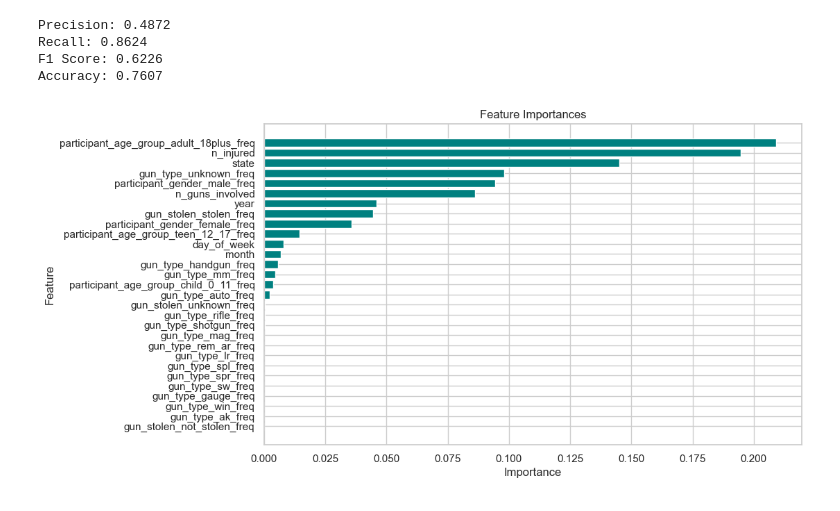
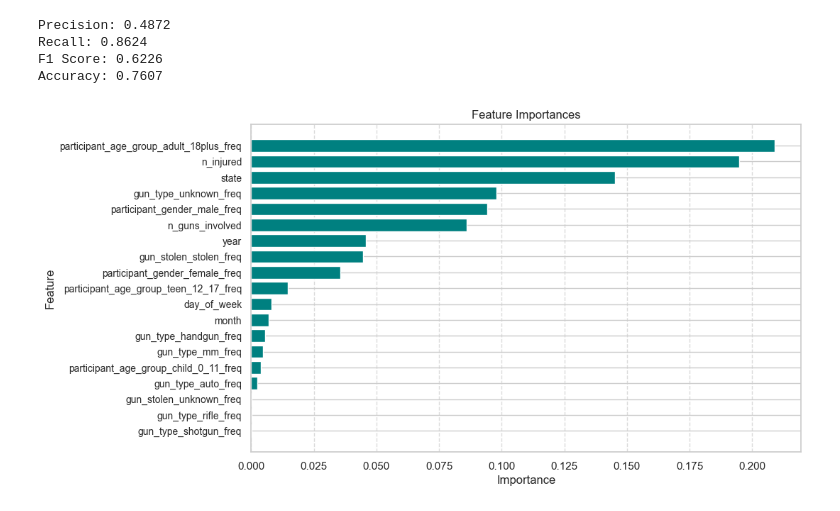
Before and after one commit to bharath03-a/Gun-Violence-Incidents, a Jupyter notebook: notebooks/05_classification.ipynb, the cells around one changed output. Cells and saved outputs as stored; diff of their text form; code cells hidden in the pictures.

Commit message:
finished initial classification

```diff
--- a/notebooks/05_classification.ipynb
+++ b/notebooks/05_classification.ipynb
@@ -194,14 +197,20 @@ model_performance = {}
 best_model = None
 best_auc = 0.0
 
+evaluator = BinaryClassificationEvaluator(labelCol="is_killed", rawPredictionCol="rawPrediction", metricName="areaUnderROC")
+
 for model_name, model in models.items():
     trained_model = model.fit(train_data_cl_wghts)
+    train_predictions = trained_model.transform(train_data_cl_wghts)
     validation_predictions = trained_model.transform(validation_data)
-    auc = evaluator.evaluate(validation_predictions)
-    model_performance[model_name] = auc
 
-    print(f"{model_name} - AUC on Validation Data: {auc:.4f}")
-    if auc > best_auc:
-        best_auc = auc
+    train_auc = evaluator.evaluate(train_predictions)
+    val_auc = evaluator.evaluate(validation_predictions)
+
+    print(f"{model_name} - AUC on Validation Data: Train AUC: {train_auc:.4f}, Validation AUC: {val_auc:.4f}")
+    model_performance[model_name] = {'Train AUC': train_auc, 'Validation AUC': val_auc}
+
+    if val_auc > best_auc:
+        best_auc = val_auc
         best_model = trained_model
 # %% [output]
@@ -268,19 +313,23 @@ Accuracy: 0.7607
 # %%
 if hasattr(best_model, "featureImportances"):
     feature_importances = best_model.featureImportances.toArray()
-    feature_importances_df = pd.DataFrame({
-        'feature': feature_columns,
-        'importance': feature_importances
-    }).sort_values(by='importance', ascending=False)
+
+    non_zero_features = [(feature, importance) for feature, importance in zip(feature_columns, feature_importances) if importance > 0]
+    feature_importances_df = pd.DataFrame(non_zero_features, columns=['feature', 'importance'])
+
+    feature_importances_df = feature_importances_df.sort_values(by='importance', ascending=False)
 
     plt.figure(figsize=(10, 6))
     plt.barh(feature_importances_df['feature'], feature_importances_df['importance'], color='teal')
     plt.xlabel('Importance')
     plt.ylabel('Feature')
     plt.title('Feature Importances')
+    plt.yticks(fontsize=10)
+    plt.grid(axis='x', linestyle='--', alpha=0.7)
     plt.gca().invert_yaxis()
+
     plt.show()
 else:
     print("Feature importance is not available for this model.")
 # %% [output]
-[figure, old version]
+[figure, new version]
```
Also changed, not shown: parts of 8 cells of this notebook.
